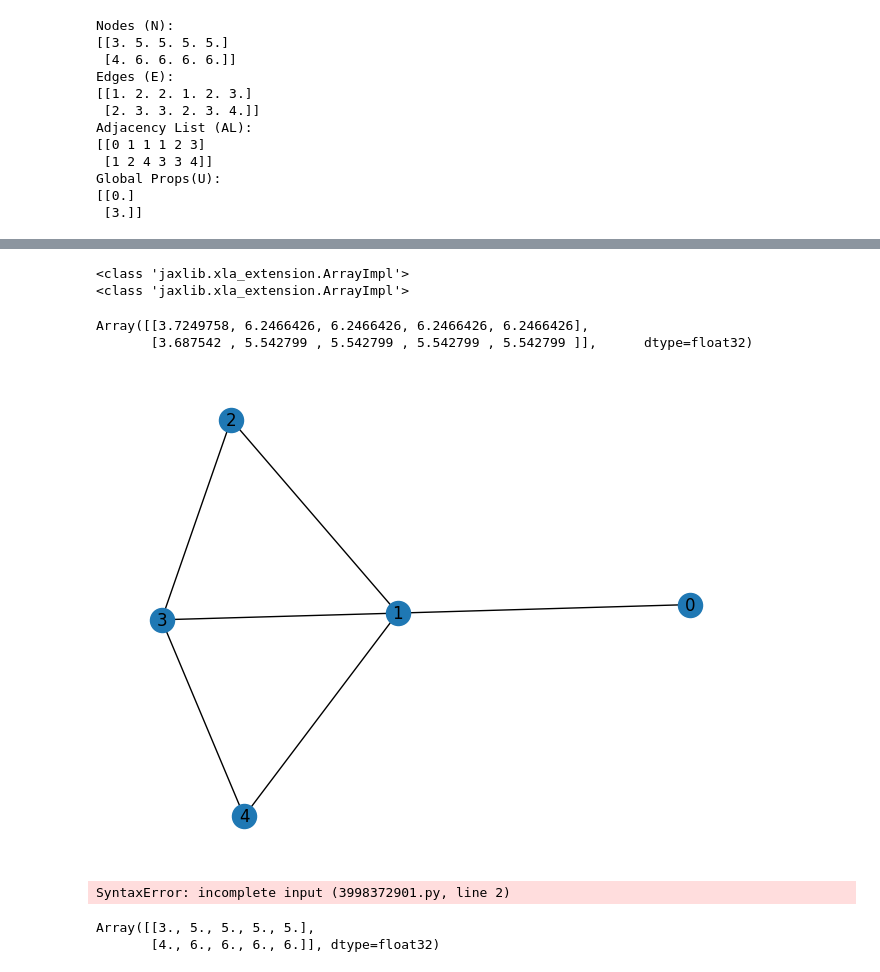
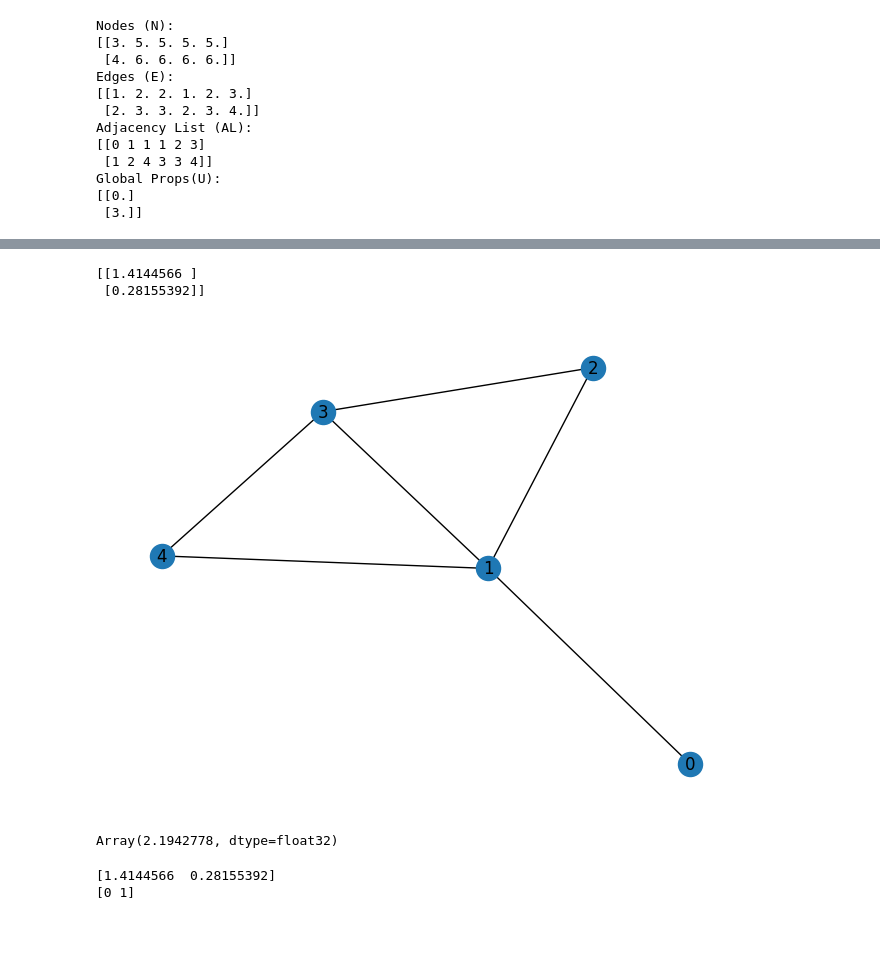
Before and after one commit to paranoidandroid1997/look-at-this-graph, a Jupyter notebook: main.ipynb, the cells around one changed output, grey strips where cells are left out. Drawn from its saved outputs; the diff is of its cells as text; code cells hidden in the pictures; blank space fills up the shorter version.

```diff
--- a/main.ipynb
+++ b/main.ipynb
@@ -120,7 +121,7 @@ class Block(eqx.Module):
             non_i_elements = columns_with_i[non_i_indices, jnp.arange(columns_with_i.shape[1])]
 
             summ = jnp.sum(N[:, non_i_elements], axis=1, keepdims=True)
-            summ += N[:, i]
+            summ = summ + N[:, i].reshape(-1,1)
             new_nodes.append(summ)
 
         new_N = jnp.hstack(new_nodes)
@@ -130,20 +131,45 @@ class Block(eqx.Module):
 
     def __call__(self, N, E, U, AL):
         new_N = self.pool(N, AL)
-        N_np1 = self.N_n(N)
+        N_np1 = self.N_n(new_N)
+        N_np1 = jax.nn.relu(N_np1)
         E_np1 = self.E_n(E)
+        E_np1 = jax.nn.relu(E_np1)
         U_np1 = self.U_n(U)
+        U_np1 = jax.nn.relu(U_np1)
 
         return N_np1, E_np1, U_np1
 
+class Classifier(eqx.Module):
+    layers: list
+
+    def __init__(self, key, input_size, nlayers=2):
+        self.layers = []
+        nkey1, nkey2 = jax.random.split(key, 2)
+        new_layer = Linear(input_size, 3, nkey1)
+        self.layers.append(new_layer)
+        new_layer = Linear(3, 2, nkey2)
+        self.layers.append(new_layer)
+
+    def __call__(self, x):
+        for i, layer in enumerate(self.layers):
+            x = layer(x)
+            if i != len(self.layers) - 1:
+                x = jax.nn.sigmoid(x)
+        return x
+
 class GNN(eqx.Module):
     layers: list
+    classifier: Classifier
 
-    def __init__(self, key, nlayers=2):
+    def __init__(self, key, input_size, nlayers=2):
         self.layers = []
 
+        c_key, l_key = jax.random.split(key, 2)
+        self.classifier = Classifier(c_key, input_size)
+
         for i in range(nlayers):
-            N_key, U_key, E_key = jax.random.split(key,3)
+            N_key, U_key, E_key = jax.random.split(l_key,3)
             new_block = Block(
                 2,
                 2,
@@ -154,52 +180,53 @@ class GNN(eqx.Module):
                 2,
                 2,
                 E_key
             )
             self.layers.append(new_block)
 
     def __call__(self, N, E, U, AL):
         for layer in self.layers:
             N, E, U = layer(N, E, U, AL)
 
-        return N, E, U
+        N_norm = jnp.linalg.norm(N, axis=0).reshape(-1,1)
 
+        pred = self.classifier(N_norm)
 
-
+        return N, E, U, pred
 
 batch_size = 1
 N_in_size = 2
 N_out_size = 2
 E_in_size = 2
 E_out_size = 2
 U_in_size = 2
 U_out_size = 2
 
 
 # Using 1 key might be sus need to learn more.
-key = jax.random.PRNGKey(1)
+key = jax.random.PRNGKey(0)
 
-model = GNN(key, 2)
+model = GNN(key, 5, 3)
 
-new_N, new_E, new_U = model(N, E, U, AL)
+new_N, new_E, new_U, pred = model(N, E, U, AL)
 
 G_3 = reconstructNEALU(new_N, new_E, AL, new_U)
 nx.draw(G_3, with_labels=True)
 
-new_N
+print(pred)
 # %% [output]
-<class 'jaxlib.xla_extension.ArrayImpl'>
-<class 'jaxlib.xla_extension.ArrayImpl'>
+[[1.4144566 ]
+ [0.28155392]]
-Array([[3.7249758, 6.2466426, 6.2466426, 6.2466426, 6.2466426],
-       [3.687542 , 5.542799 , 5.542799 , 5.542799 , 5.542799 ]],      dtype=float32)
-[figure, old version]
+[figure, new version]
-# %%
-@jax.jit
-@jax.grad
-def loss(model, x, y):
-# %% [output]
-SyntaxError: incomplete input (3998372901.py, line 2)
-# %%
-N
-# %% [output]
-Array([[3., 5., 5., 5., 5.],
-       [4., 6., 6., 6., 6.]], dtype=float32)
+# %%
+npred = pred.flatten()
+label = jnp.array([0,1])
+
+jnp.sum(optax.sigmoid_binary_cross_entropy(npred, label))
+# %% [output]
+Array(2.1942778, dtype=float32)
+# %%
+print(npred)
+print(label)
+# %% [output]
+[1.4144566  0.28155392]
+[0 1]
```
Also changed, not shown: parts of 4 cells of this notebook.
